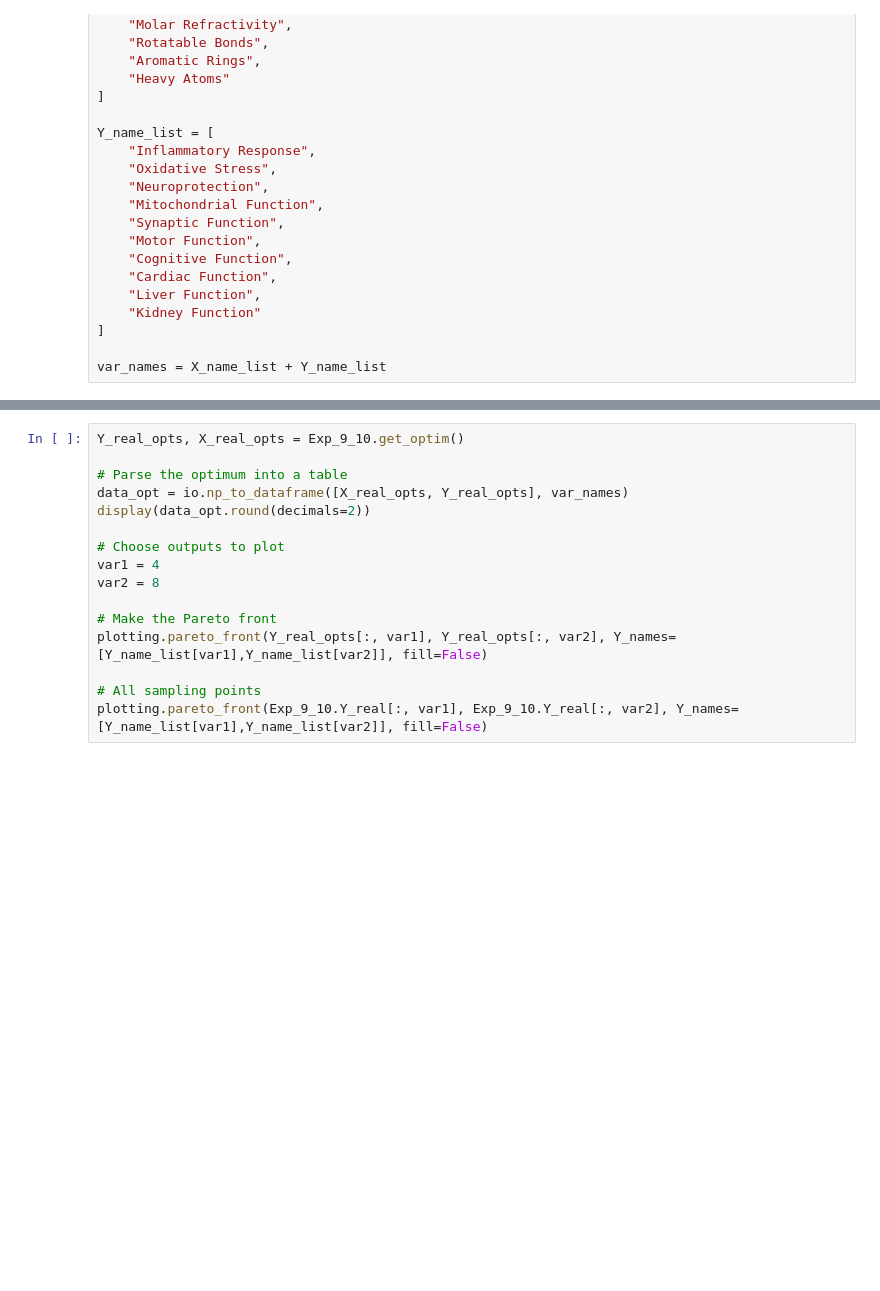
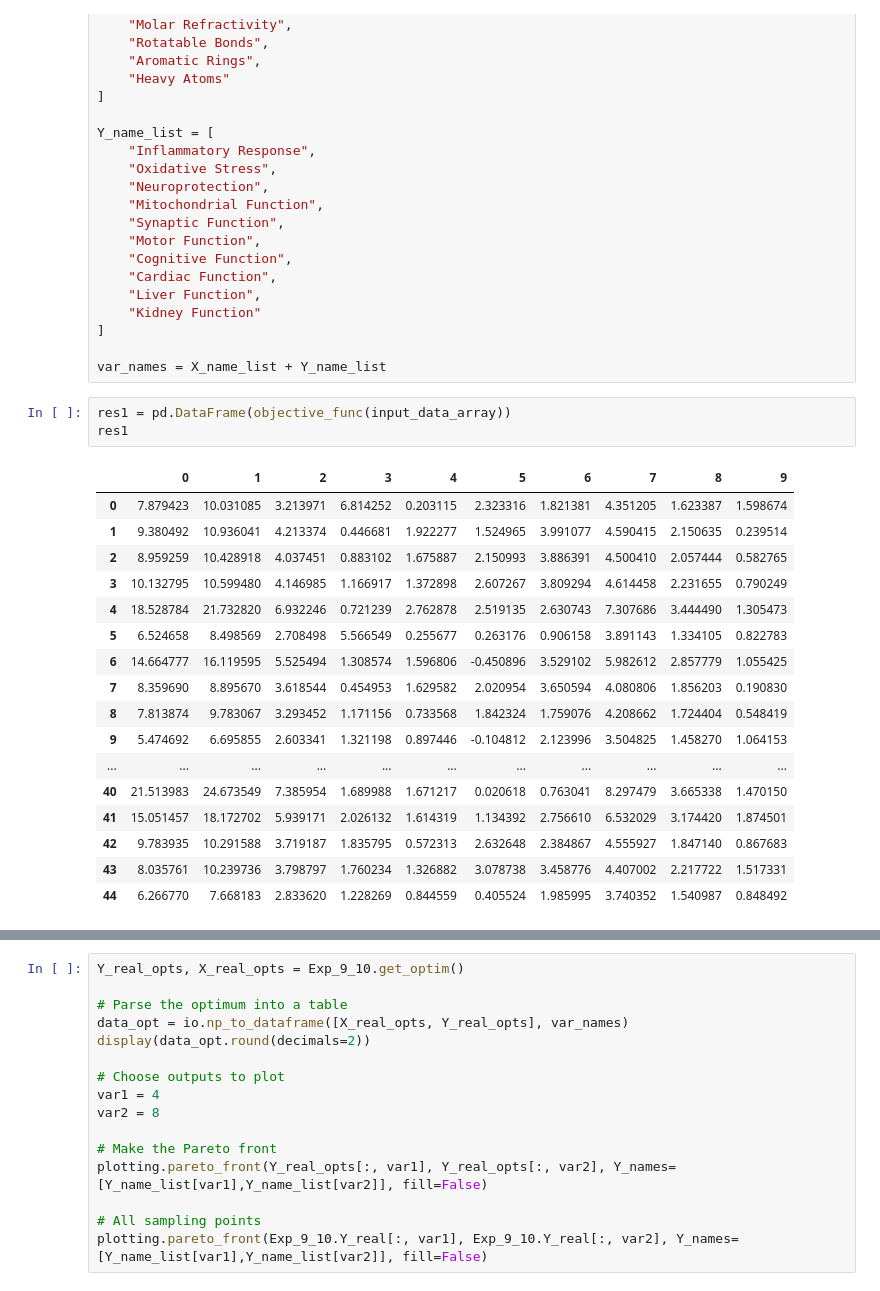
Before and after one commit to JamesSykes314/MO-BED_sharing, a Jupyter notebook: mice9_10_open_2-new_obj_fns3.ipynb, the cells around one changed output, grey strips where cells are left out. Drawn from its saved outputs; the diff is of its cells as text; blank space fills up the shorter version.

```diff
--- a/mice9_10_open_2-new_obj_fns3.ipynb
+++ b/mice9_10_open_2-new_obj_fns3.ipynb
@@ -83,3 +84,24 @@ Y_name_list = [
 ]
 
 var_names = X_name_list + Y_name_list
+# %%
+res1 = pd.DataFrame(objective_func(input_data_array))
+res1
+# %% [output]
+|  | 0 | 1 | 2 | 3 | 4 | 5 | 6 | 7 | 8 | 9 |
+| 0 | 7.879423 | 10.031085 | 3.213971 | 6.814252 | 0.203115 | 2.323316 | 1.821381 | 4.351205 | 1.623387 | 1.598674 |
+| 1 | 9.380492 | 10.936041 | 4.213374 | 0.446681 | 1.922277 | 1.524965 | 3.991077 | 4.590415 | 2.150635 | 0.239514 |
+| 2 | 8.959259 | 10.428918 | 4.037451 | 0.883102 | 1.675887 | 2.150993 | 3.886391 | 4.500410 | 2.057444 | 0.582765 |
+| 3 | 10.132795 | 10.599480 | 4.146985 | 1.166917 | 1.372898 | 2.607267 | 3.809294 | 4.614458 | 2.231655 | 0.790249 |
+| 4 | 18.528784 | 21.732820 | 6.932246 | 0.721239 | 2.762878 | 2.519135 | 2.630743 | 7.307686 | 3.444490 | 1.305473 |
+| 5 | 6.524658 | 8.498569 | 2.708498 | 5.566549 | 0.255677 | 0.263176 | 0.906158 | 3.891143 | 1.334105 | 0.822783 |
+| 6 | 14.664777 | 16.119595 | 5.525494 | 1.308574 | 1.596806 | -0.450896 | 3.529102 | 5.982612 | 2.857779 | 1.055425 |
+| 7 | 8.359690 | 8.895670 | 3.618544 | 0.454953 | 1.629582 | 2.020954 | 3.650594 | 4.080806 | 1.856203 | 0.190830 |
+| 8 | 7.813874 | 9.783067 | 3.293452 | 1.171156 | 0.733568 | 1.842324 | 1.759076 | 4.208662 | 1.724404 | 0.548419 |
+| 9 | 5.474692 | 6.695855 | 2.603341 | 1.321198 | 0.897446 | -0.104812 | 2.123996 | 3.504825 | 1.458270 | 1.064153 |
+| ... | ... | ... | ... | ... | ... | ... | ... | ... | ... | ... |
+| 40 | 21.513983 | 24.673549 | 7.385954 | 1.689988 | 1.671217 | 0.020618 | 0.763041 | 8.297479 | 3.665338 | 1.470150 |
+| 41 | 15.051457 | 18.172702 | 5.939171 | 2.026132 | 1.614319 | 1.134392 | 2.756610 | 6.532029 | 3.174420 | 1.874501 |
+| 42 | 9.783935 | 10.291588 | 3.719187 | 1.835795 | 0.572313 | 2.632648 | 2.384867 | 4.555927 | 1.847140 | 0.867683 |
+| 43 | 8.035761 | 10.239736 | 3.798797 | 1.760234 | 1.326882 | 3.078738 | 3.458776 | 4.407002 | 2.217722 | 1.517331 |
+| 44 | 6.266770 | 7.668183 | 2.833620 | 1.228269 | 0.844559 | 0.405524 | 1.985995 | 3.740352 | 1.540987 | 0.848492 |
```
Also changed, not shown: parts of 6 cells of this notebook, 5 other files.
